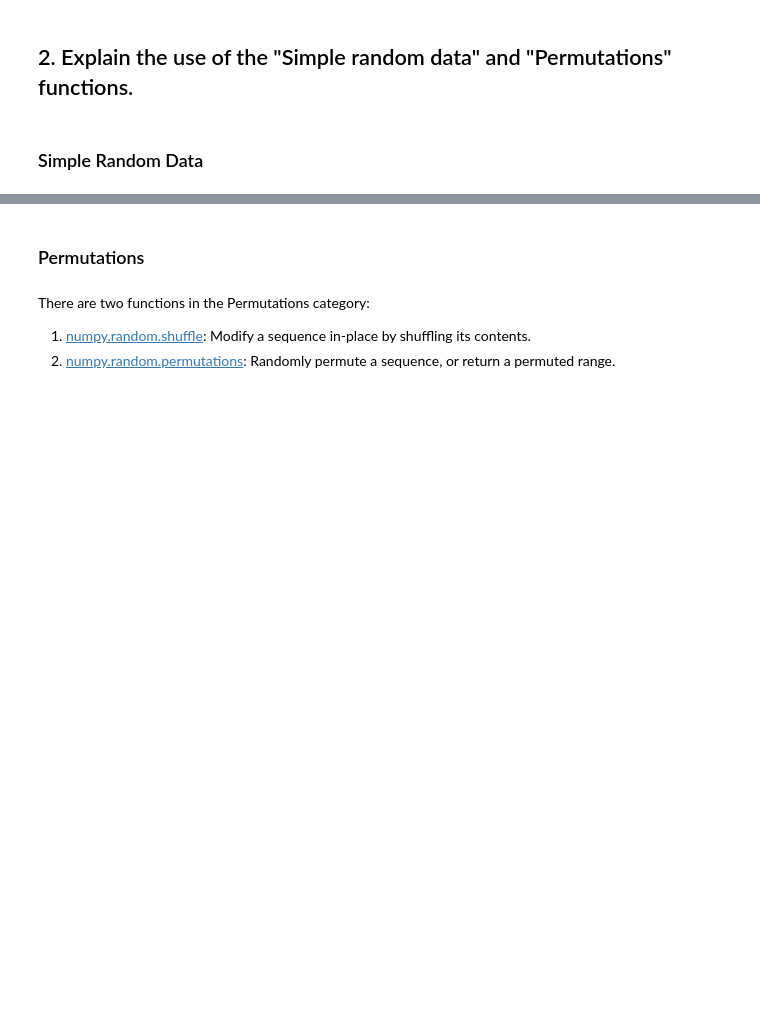
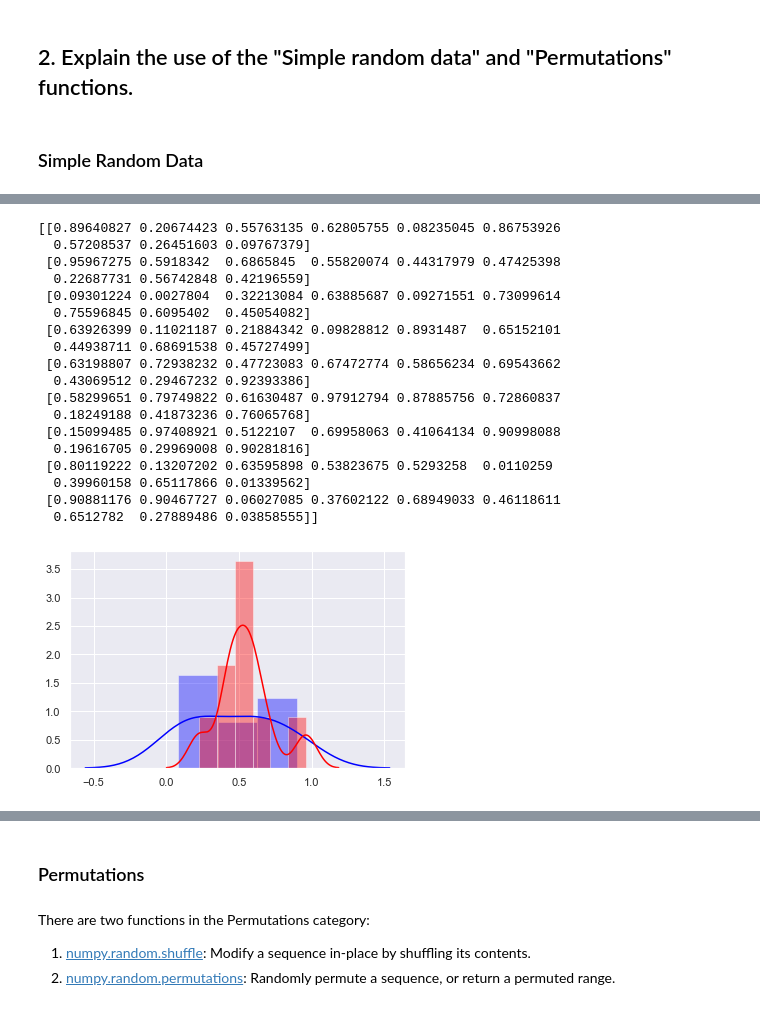
Before and after one commit to Pmcg1/ProgDA_Assignment, a Jupyter notebook: ProgDA_Assessment_1_2019.ipynb, the cells around one changed output, grey strips where cells are left out. Saved outputs shown, nothing was run; the diff lists cells and outputs as text; code cells hidden in the pictures; blank space fills up the shorter version.

```diff
--- a/ProgDA_Assessment_1_2019.ipynb
+++ b/ProgDA_Assessment_1_2019.ipynb
@@ -59,0 +75,26 @@ The "Simple Random Data" function generates pseudo-random numbers in the request
+# %%
+# Generate an n x n array of random numbers
+y = np.random.rand(9,9)
+print(y)
+sns.distplot(y[0], color="blue")
+sns.distplot(y[1], color="red")
+# %% [output]
+[[0.89640827 0.20674423 0.55763135 0.62805755 0.08235045 0.86753926
+  0.57208537 0.26451603 0.09767379]
+ [0.95967275 0.5918342  0.6865845  0.55820074 0.44317979 0.47425398
+  0.22687731 0.56742848 0.42196559]
+ [0.09301224 0.0027804  0.32213084 0.63885687 0.09271551 0.73099614
+  0.75596845 0.6095402  0.45054082]
+ [0.63926399 0.11021187 0.21884342 0.09828812 0.8931487  0.65152101
+  0.44938711 0.68691538 0.45727499]
+ [0.63198807 0.72938232 0.47723083 0.67472774 0.58656234 0.69543662
+  0.43069512 0.29467232 0.92393386]
+ [0.58299651 0.79749822 0.61630487 0.97912794 0.87885756 0.72860837
+  0.18249188 0.41873236 0.76065768]
+ [0.15099485 0.97408921 0.5122107  0.69958063 0.41064134 0.90998088
+  0.19616705 0.29969008 0.90281816]
+ [0.80119222 0.13207202 0.63595898 0.53823675 0.5293258  0.0110259
+  0.39960158 0.65117866 0.01339562]
+ [0.90881176 0.90467727 0.06027085 0.37602122 0.68949033 0.46118611
+  0.6512782  0.27889486 0.03858555]]
+[figure, added]
```
Also changed, not shown: parts of 30 cells of this notebook.
